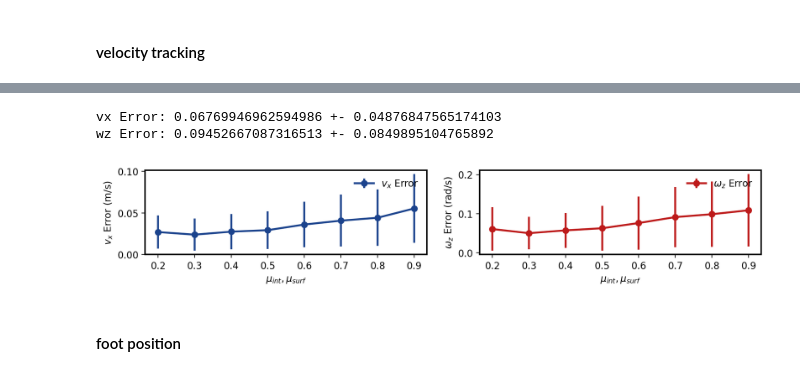
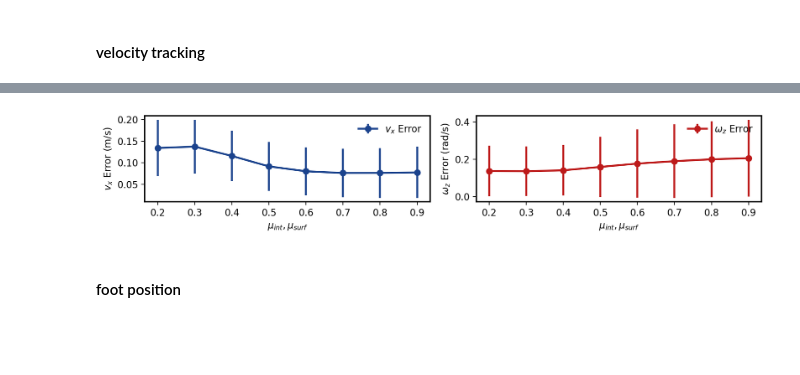
Before and after one commit to jnskkmhr/IsaacLab, a Jupyter notebook: scripts/reinforcement_learning/rsl_rl/plot.ipynb, the cells around one changed output, grey strips where cells are left out. Cells and saved outputs as stored; diff of their text form; code cells hidden in the pictures; blank space fills up the shorter version.

```diff
--- a/scripts/reinforcement_learning/rsl_rl/plot.ipynb
+++ b/scripts/reinforcement_learning/rsl_rl/plot.ipynb
@@ -37,11 +41,18 @@ data_dir = DATA_ROOT / "2025-11-10_13-54-39_g1_flat_soft" / "logs"
 # %%
+# # G1
+# base_lin_vel_idx = slice(0, 3)   # x, y, z
+# base_ang_vel_idx = slice(3, 6)   # roll, pitch, yaw
+# projected_gravity_idx = slice(6, 9)  # x, y, z
+# velocity_commands_idx = slice(9, 12)  # x, y, yaw
+# joint_pos_idx = slice(12, 49)  # 37 joints
+# joint_vel_idx = slice(49, 86)  # 37 joints
+# joint_torque_idx = slice(86, 123)  # 37 joints
+
+
+# T1
 base_lin_vel_idx = slice(0, 3)   # x, y, z
 base_ang_vel_idx = slice(3, 6)   # roll, pitch, yaw
-projected_gravity_idx = slice(6, 9)  # x, y, z
-velocity_commands_idx = slice(9, 12)  # x, y, yaw
-joint_pos_idx = slice(12, 49)  # 37 joints
-joint_vel_idx = slice(49, 86)  # 37 joints
-joint_torque_idx = slice(86, 123)  # 37 joints
+velocity_commands_idx = slice(6, 9)  # x, y, yaw
 # %% [markdown]
 ### Hard contact results
 # %%
@@ -81,7 +92,7 @@ contact_obs shape: (1, 1000, 12)
 ### Soft contact results
 # %%
 muint = 0.9
-data_path = data_dir / f"3d_rft_muint_{muint}_v2"
+data_path = data_dir / f"3d_rft_muint_{muint}"
 
 policy_obs_path = (data_path / "obs/obs.pkl").as_posix()
 contact_obs_path = (data_path / "contact/contact.pkl").as_posix()
@@ -99,11 +110,11 @@ print(f"contact_obs shape: {contact_obs.shape}")
 soft_contact_data = {}
 soft_contact_data["base_lin_vel"] = policy_obs[:, :, base_lin_vel_idx]
 soft_contact_data["base_ang_vel"] = policy_obs[:, :, base_ang_vel_idx]
-soft_contact_data["projected_gravity"] = policy_obs[:, :, projected_gravity_idx]
+# soft_contact_data["projected_gravity"] = policy_obs[:, :, projected_gravity_idx]
 soft_contact_data["velocity_commands"] = policy_obs[:, :, velocity_commands_idx]
-soft_contact_data["joint_pos"] = policy_obs[:, :, joint_pos_idx]
-soft_contact_data["joint_vel"] = policy_obs[:, :, joint_vel_idx]
-soft_contact_data["joint_torque"] = policy_obs[:, :, joint_torque_idx]
+# soft_contact_data["joint_pos"] = policy_obs[:, :, joint_pos_idx]
+# soft_contact_data["joint_vel"] = policy_obs[:, :, joint_vel_idx]
+# soft_contact_data["joint_torque"] = policy_obs[:, :, joint_torque_idx]
 
 soft_contact_data["left_force"] = contact_obs[:, :, 0:3]
 soft_contact_data["right_force"] = contact_obs[:, :, 3:6]
@@ -229,45 +278,34 @@ plt.show()
-# %%
-t_range = slice(200, 900)
-
-vx_err = np.abs(soft_contact_data["base_lin_vel"][:, t_range, 0] - soft_contact_data["velocity_commands"][:, t_range, 0])
-vx_err_mean = vx_err.mean()
-vx_err_std = vx_err.std()
-
-wz_err = np.abs(soft_contact_data["base_ang_vel"][:, t_range, 2] - soft_contact_data["velocity_commands"][:, t_range, 2])
-wz_err_mean = wz_err.mean()
-wz_err_std = wz_err.std()
-
-print(f"vx Error: {vx_err_mean} +- {vx_err_std}")
-print(f"wz Error: {wz_err_mean} +- {wz_err_std}")
-# %% [output]
-vx Error: 0.06769946962594986 +- 0.04876847565174103
-wz Error: 0.09452667087316513 +- 0.0849895104765892
 # %%
-muints = [0.2, 0.3, 0.4, 0.5, 0.6, 0.7, 0.8, 0.9]
-vx_err_mean = [0.027031779289245605, 0.02384599857032299, 0.027468612417578697, 0.02929760329425335, 0.03603552281856537, 0.04068343713879585,  0.04418659955263138, 0.05533243343234062]
-vx_err_std = [0.01985880173742771, 0.01932537741959095, 0.021205982193350792, 0.022729121148586273, 0.02730468660593033, 0.031231947243213654, 0.03392578288912773, 0.0414491668343544]
+# error_file_path = "g1_tracking_error.pkl"
+error_file_path = "t1_tracking_error.pkl"
+with open(error_file_path, "rb") as f:
+    tracking_error_data = pickle.load(f)
 
-wz_err_mean = [0.060624923557043076, 0.050014253705739975, 0.05722144991159439, 0.06264602392911911, 0.07593179494142532, 0.0911887139081955, 0.09856536984443665, 0.10853186249732971]
-wz_err_std = [0.055404629558324814, 0.041505105793476105, 0.044704049825668335, 0.05756782740354538, 0.0678807869553566,  0.07682949304580688, 0.08365421742200851, 0.09283596277236938]
+muints = sorted(tracking_error_data.keys())
+vx_err_mean = [tracking_error_data[muint]["vx"][0] for muint in muints]
+vx_err_std = [tracking_error_data[muint]["vx"][1] for muint in muints]
+wz_err_mean = [tracking_error_data[muint]["wz"][0] for muint in muints]
+wz_err_std = [tracking_error_data[muint]["wz"][1] for muint in muints]
 
 fig, ax = plt.subplots(1, 2, figsize=(10, 2))
 mu_range = slice(0, 8)
 ax[0].errorbar(muints[mu_range], vx_err_mean[mu_range], yerr=vx_err_std[mu_range], fmt='-o', label=r"$v_x$ Error", color="#1B438D")
 ax[1].errorbar(muints[mu_range], wz_err_mean[mu_range], yerr=wz_err_std[mu_range], fmt='-o', label=r"$\omega_z$ Error", color="#BD1A1A")
 ax[0].set_xlabel("$\mu_{int}, \mu_{surf}$")
 ax[0].set_ylabel(r"$v_x$ Error $\mathrm{(m/s)}$")
 ax[0].legend(frameon=False)
 ax[0].set_xticks(muints[mu_range])
 
 ax[1].set_xlabel("$\mu_{int}, \mu_{surf}$")
 ax[1].set_ylabel(r"$\omega_z$ Error $\mathrm{(rad/s)}$")
 ax[1].legend(frameon=False)
 ax[1].set_xticks(muints[mu_range])
 fig.tight_layout()
-plt.savefig("g1_tracking_perf.pdf")
+# plt.savefig("g1_tracking_perf.pdf")
+# plt.savefig("t1_tracking_perf.pdf")
 plt.show()
 # %% [output]
-[figure, old version]
+[figure, new version]
 # %% [markdown]
 #### foot position
 # %%
```
Also changed, not shown: parts of 4 cells of this notebook, 14 other files.
